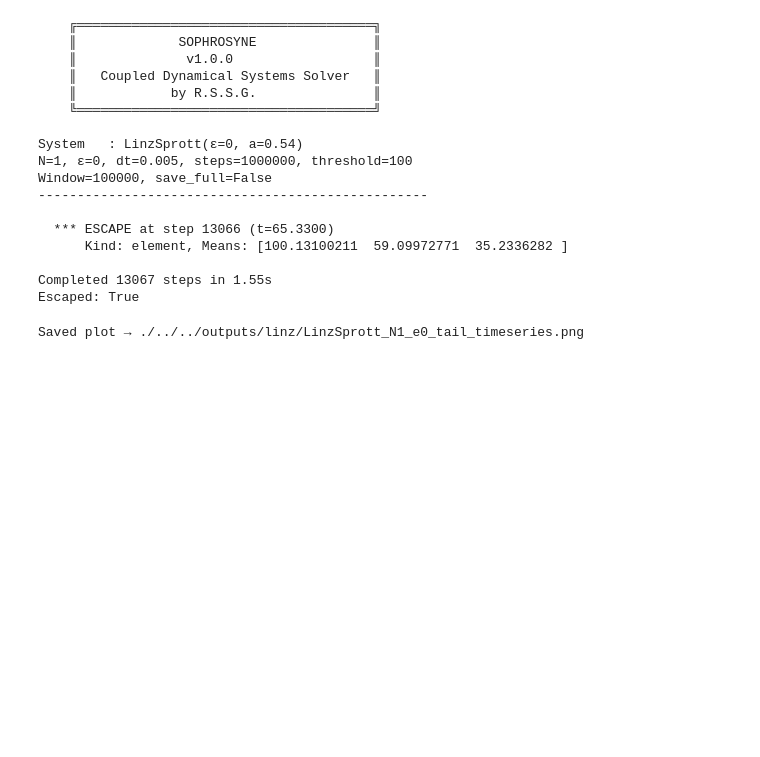
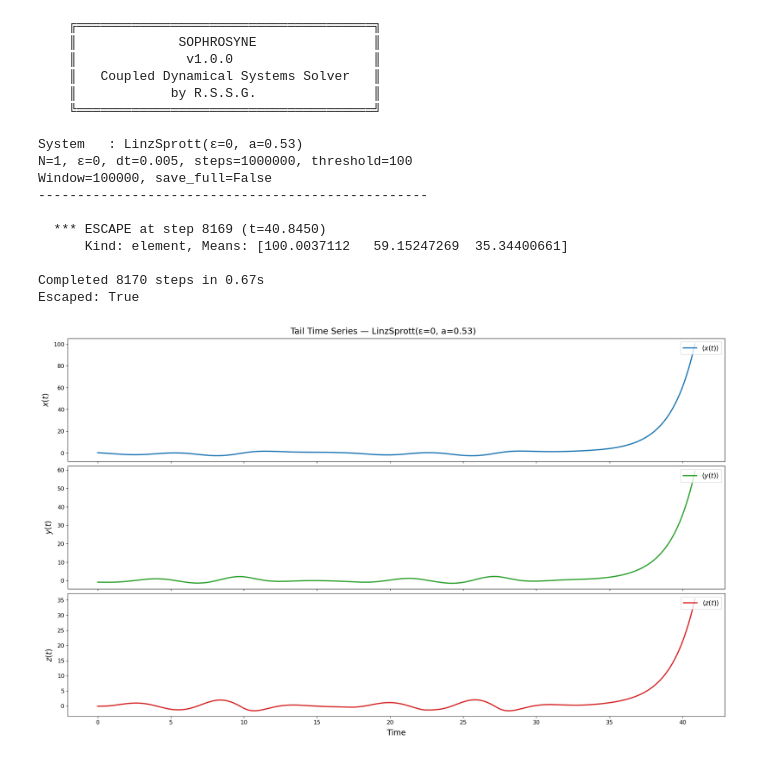
Before and after one commit to DaNameless/sophrosyne, a Jupyter notebook: code/notebooks/linz.ipynb, the cells around one changed output. Saved outputs shown, nothing was run; the diff lists cells and outputs as text; code cells hidden in the pictures; blank space fills up the shorter version.

Commit message:
Update with escape map

```diff
--- a/code/notebooks/linz.ipynb
+++ b/code/notebooks/linz.ipynb
@@ -5,37 +8,35 @@ from modules.sophrosyne import SimulationRunner, LinzSprott, Plotter
 # %%
 runner = SimulationRunner(
     system_cls=LinzSprott,
-    system_params={"a": 0.54},
+    system_params={"a": 0.53},
     N=1,
     epsilon=0,
     dt=0.005,
     steps=1000000,
     window=100000,
     threshold=100
 )
 result = runner.run()
+Plotter.plot_tail_timeseries(result=result, show=True )
 # %% [output]
     ╔══════════════════════════════════════╗
     ║             SOPHROSYNE               ║
     ║              v1.0.0                  ║
     ║   Coupled Dynamical Systems Solver   ║
     ║            by R.S.S.G.               ║
     ╚══════════════════════════════════════╝
 
-System   : LinzSprott(ε=0, a=0.54)
+System   : LinzSprott(ε=0, a=0.53)
 N=1, ε=0, dt=0.005, steps=1000000, threshold=100
 Window=100000, save_full=False
 --------------------------------------------------
 
-  *** ESCAPE at step 13066 (t=65.3300)
-      Kind: element, Means: [100.13100211  59.09972771  35.2336282 ]
+  *** ESCAPE at step 8169 (t=40.8450)
+      Kind: element, Means: [100.0037112   59.15247269  35.34400661]
 
-Completed 13067 steps in 1.55s
+Completed 8170 steps in 0.67s
 Escaped: True
+[figure, added]
-# %%
-Plotter.plot_tail_timeseries(result=result, output_dir="./../../outputs/linz")
-# %% [output]
-Saved plot → ./../../outputs/linz/LinzSprott_N1_e0_tail_timeseries.png
 # %%
 runner = SimulationRunner(
     system_cls=LinzSprott,
```
Also changed, not shown: parts of 10 cells of this notebook, 4 other files.
